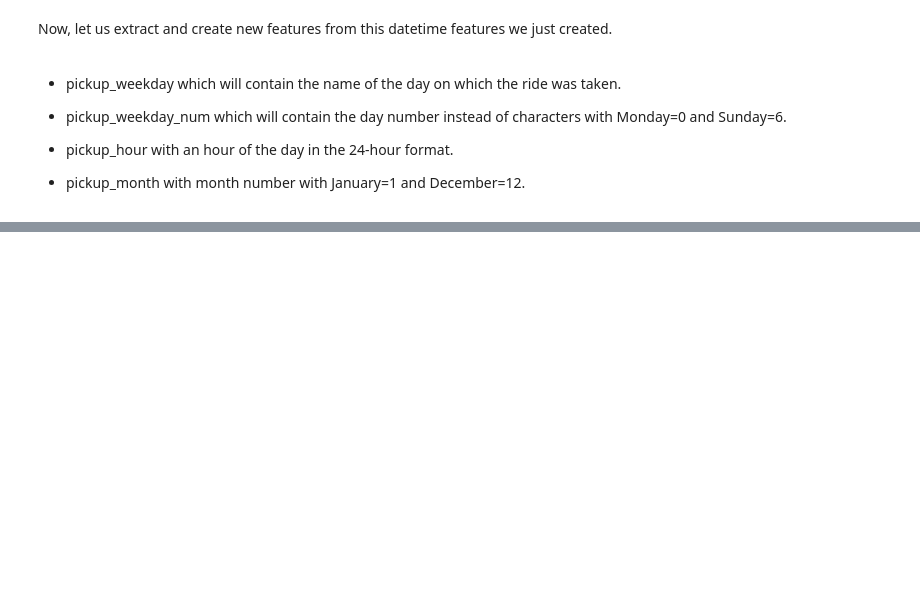
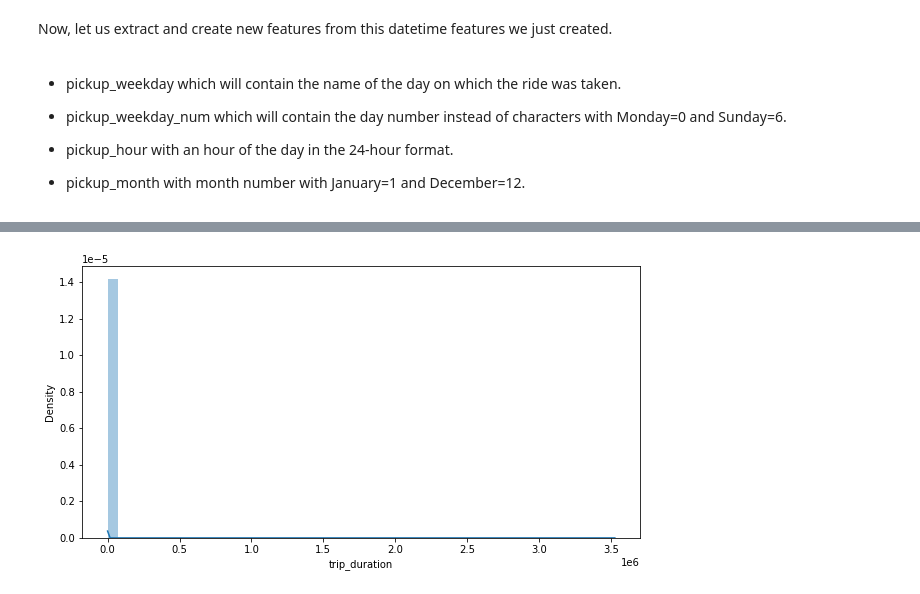
Before and after one commit to AmirKhan6219/NYC-Taxi-Trip-Time-Prediction, a Jupyter notebook: NYC_Taxi_Trip_Time_prediction.ipynb, the cells around one changed output, grey strips where cells are left out. Saved outputs shown, nothing was run; the diff lists cells and outputs as text; code cells hidden in the pictures; blank space fills up the shorter version.

```diff
--- a/NYC_Taxi_Trip_Time_prediction.ipynb
+++ b/NYC_Taxi_Trip_Time_prediction.ipynb
@@ -8,5 +13,5 @@ import matplotlib.pyplot as plt
 # %%
-data= pd.read_csv('/content/drive/MyDrive/Alma Better/AlmaBetter CapstoneProject/NYC Taxi Trip Time Prediction/NYC Taxi Data.csv')
+data= pd.read_csv('/content/drive/MyDrive/ML projects/NYC Taxi Data.csv')
 # %%
 data.head()
 # %% [output]
@@ -104,3 +109,6 @@ def cal_distance(pickup_lat,pickup_long,dropoff_lat,dropoff_long):
  return great_circle(start_coordinates,stop_coordinates).km
 # %%
 data['distance'] = data.apply(lambda x: cal_distance(x['pickup_latitude'],x['pickup_longitude'],x['dropoff_latitude'],x['dropoff_longitude'] ), axis=1)
+# %%
+# calculating the speed
+data['speed'] = (data.distance/(data.trip_duration/3600))
@@ -106,0 +137,13 @@ data['distance'] = data.apply(lambda x: cal_distance(x['pickup_latitude'],x['pic
+# %%
+# lets create different timezones , morning afternoon evening late night
+def time_of_day(x):
+    if x in range(6,12):
+        return 'Morning'
+    elif x in range(12,16):
+        return 'Afternoon'
+    elif x in range(16,22):
+        return 'Evening'
+    else:
+        return 'Late night'
+# %%
+data['pickup_timeofday']=data['pickup_hour'].apply(time_of_day)
@@ -106,0 +159,7 @@ data['distance'] = data.apply(lambda x: cal_distance(x['pickup_latitude'],x['pic
+# %%
+# univeriate anaysis lets looking at target variable first
+plt.figure(figsize = (10,5))
+sns.distplot(data['trip_duration'])
+plt.show()
+# %% [output]
+[figure, added]
```
Also changed, not shown: parts of 10 cells of this notebook.
